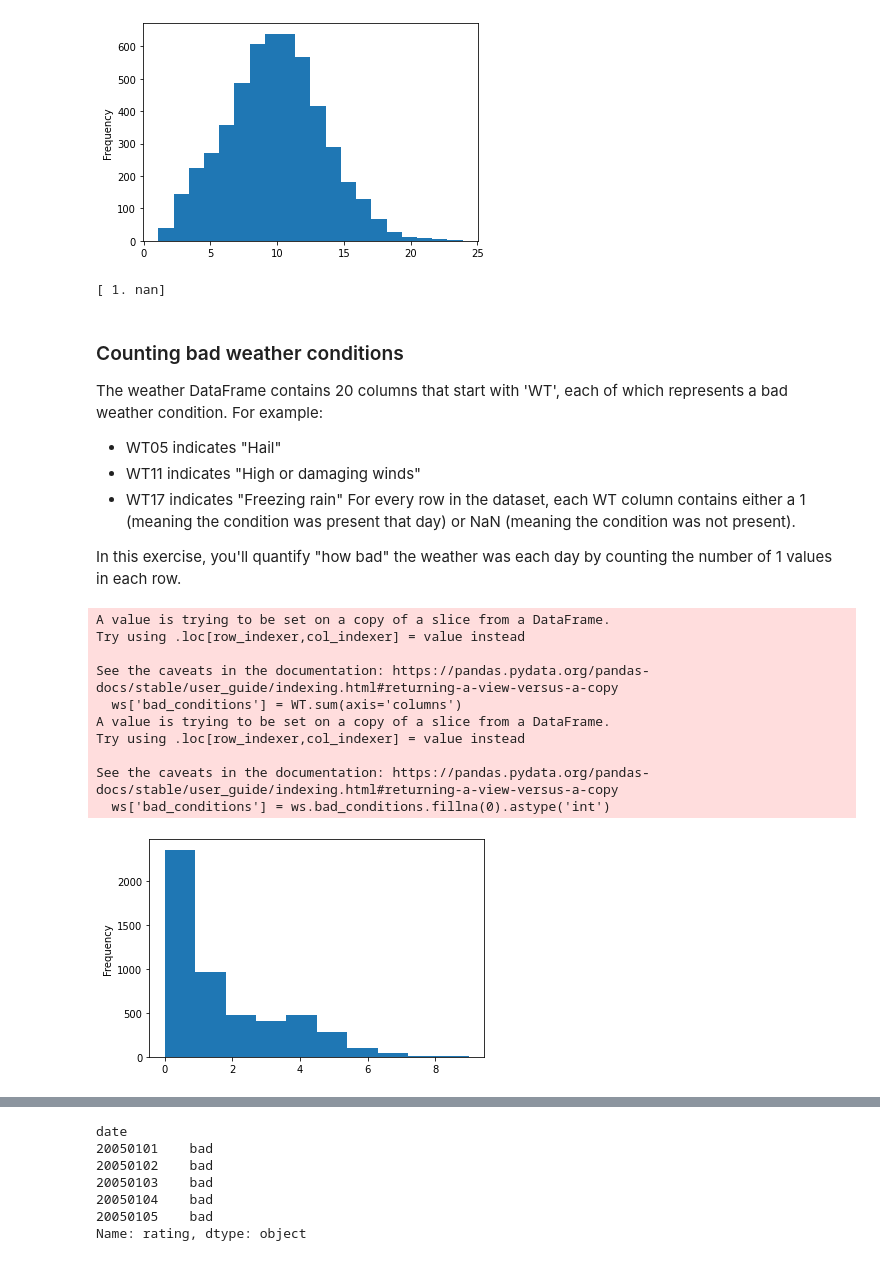
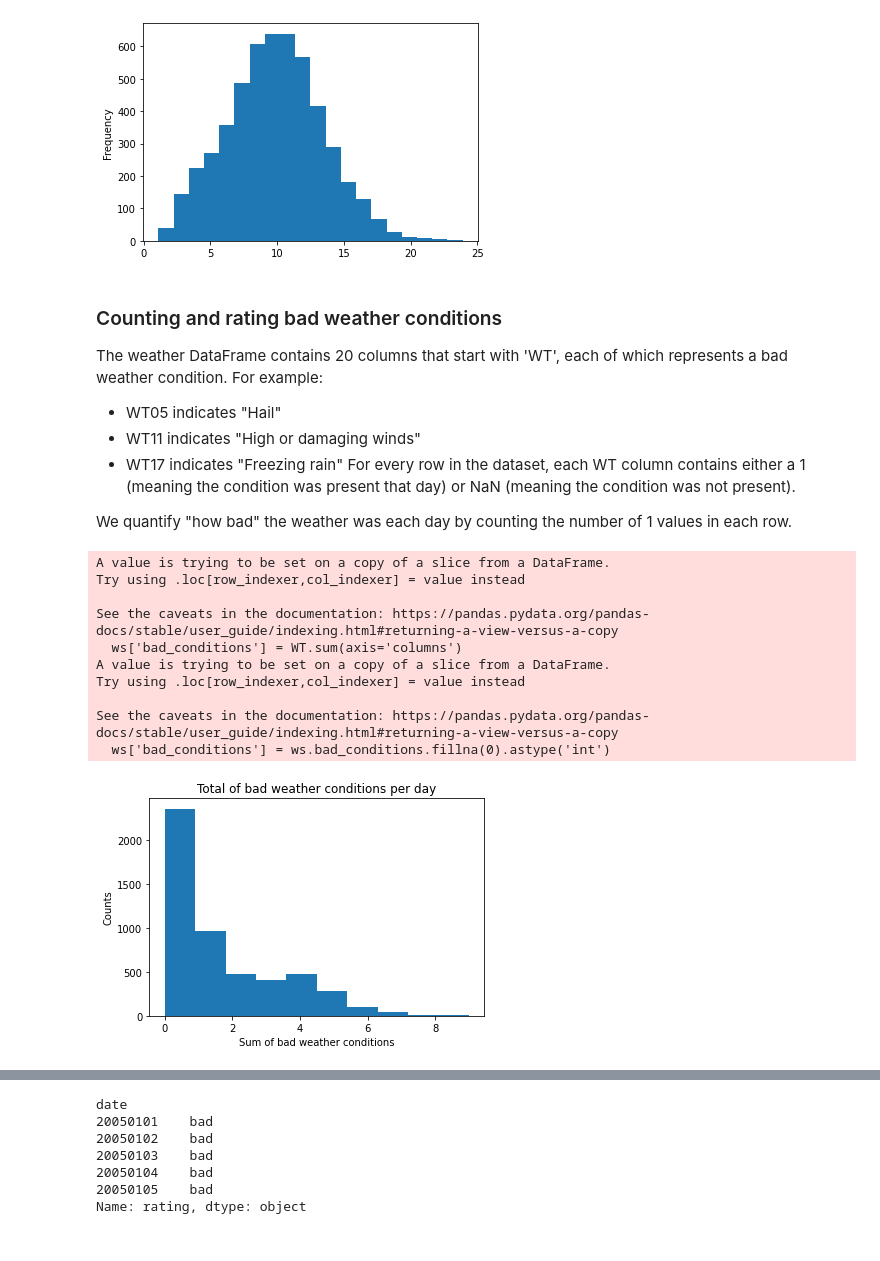
Before and after one commit to laubana90/StanfordOpenPolicingProject, a Jupyter notebook: RhodeIsland.ipynb, the cells around one changed output, grey strips where cells are left out. Saved outputs shown, nothing was run; the diff lists cells and outputs as text; code cells hidden in the pictures.

Commit message:
Updates on weather studies

```diff
--- a/RhodeIsland.ipynb
+++ b/RhodeIsland.ipynb
@@ -601,12 +624,8 @@ min         1.100000
 max        23.900000
 Name: TDIFF, dtype: float64
 [figure]
-# %%
-print(ws['WT01'].unique())
-# %% [output]
-[ 1. nan]
 # %% [markdown]
-### Counting bad weather conditions
+### Counting and rating bad weather conditions<a name="bad_weather"></a>
 
 The weather DataFrame contains 20 columns that start with 'WT', each of which represents a bad weather condition. For example:
 
@@ -615,32 +634,38 @@ The weather DataFrame contains 20 columns that start with 'WT', each of which re
 * WT17 indicates "Freezing rain"
 For every row in the dataset, each WT column contains either a 1 (meaning the condition was present that day) or NaN (meaning the condition was not present).
 
-In this exercise, you'll quantify "how bad" the weather was each day by counting the number of 1 values in each row.
+We quantify "how bad" the weather was each day by counting the number of 1 values in each row.
 # %%
 # Copy 'WT01' through 'WT22' to a new DataFrame
 WT = ws.loc[:,'WT01':'WT22']
 
 # Calculate the sum of each row in 'WT'
 ws['bad_conditions'] = WT.sum(axis='columns')
 
 # Replace missing values in 'bad_conditions' with '0'
 ws['bad_conditions'] = ws.bad_conditions.fillna(0).astype('int')
 
 # Create a histogram to visualize 'bad_conditions'
-ws['bad_conditions'].plot(kind='hist')
+fig_bad_weather_conditions = ws['bad_conditions'].plot(kind='hist', title="Total of bad weather conditions per day")
+fig_bad_weather_conditions.set_ylabel("Counts")
+fig_bad_weather_conditions.set_xlabel("Sum of bad weather conditions")
 
 # Display the plot
 plt.show()
+
+# Save the plot
+fig = fig_bad_weather_conditions.get_figure()
+fig.savefig("figures/fig_bad_weather_conditions.png")
 # %% [output]
 A value is trying to be set on a copy of a slice from a DataFrame.
 Try using .loc[row_indexer,col_indexer] = value instead
 
 See the caveats in the documentation: https://pandas.pydata.org/pandas-docs/stable/user_guide/indexing.html#returning-a-view-versus-a-copy
   ws['bad_conditions'] = WT.sum(axis='columns')
 A value is trying to be set on a copy of a slice from a DataFrame.
 Try using .loc[row_indexer,col_indexer] = value instead
 
 See the caveats in the documentation: https://pandas.pydata.org/pandas-docs/stable/user_guide/indexing.html#returning-a-view-versus-a-copy
   ws['bad_conditions'] = ws.bad_conditions.fillna(0).astype('int')
-[figure, old version]
+[figure, new version]
 # %% [markdown]
```
Also changed, not shown: parts of 26 cells of this notebook, 15 other files.
